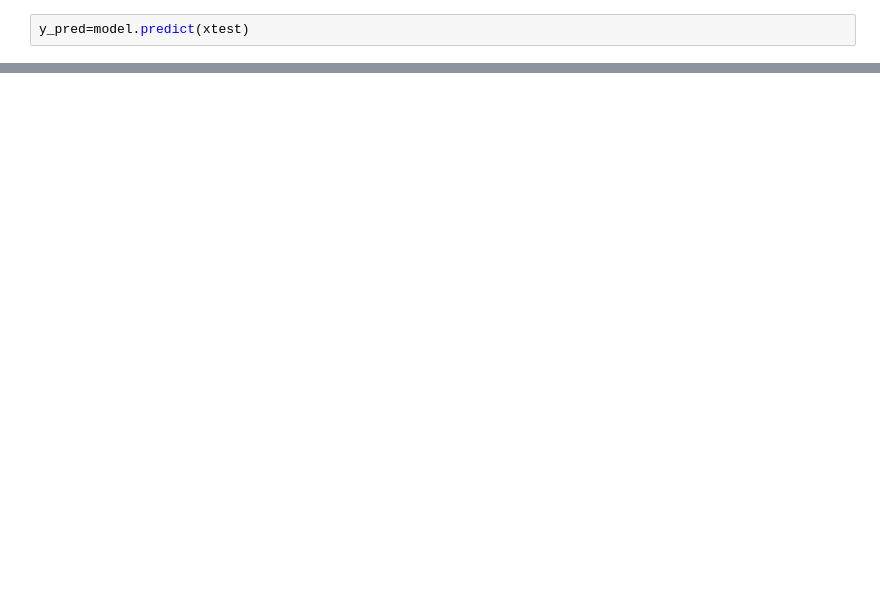
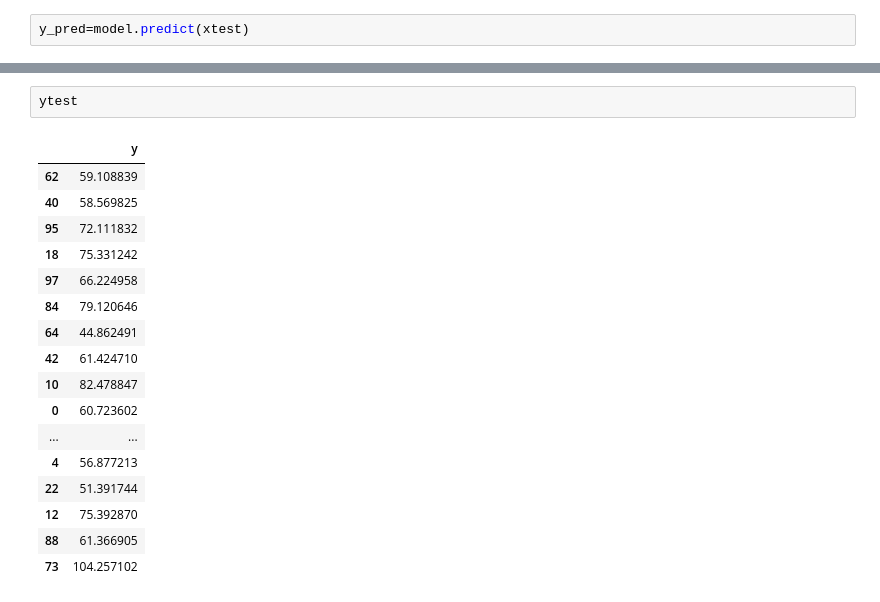
Before and after one commit to arzuantor/Linear-Regression, a Jupyter notebook: leaner_rigression_.ipynb, the cells around one changed output, grey strips where cells are left out. Cells and saved outputs as stored; diff of their text form; blank space fills up the shorter version.

```diff
--- a/leaner_rigression_.ipynb
+++ b/leaner_rigression_.ipynb
@@ -156,0 +156,20 @@ array([ 75.29719392,  66.95946006,  74.20168945,  72.81387336,
+# %%
+ytest
+# %% [output]
+|  | y |
+| 62 | 59.108839 |
+| 40 | 58.569825 |
+| 95 | 72.111832 |
+| 18 | 75.331242 |
+| 97 | 66.224958 |
+| 84 | 79.120646 |
+| 64 | 44.862491 |
+| 42 | 61.424710 |
+| 10 | 82.478847 |
+| 0 | 60.723602 |
+| ... | ... |
+| 4 | 56.877213 |
+| 22 | 51.391744 |
+| 12 | 75.392870 |
+| 88 | 61.366905 |
+| 73 | 104.257102 |
```
Also changed, not shown: parts of 16 cells of this notebook.
